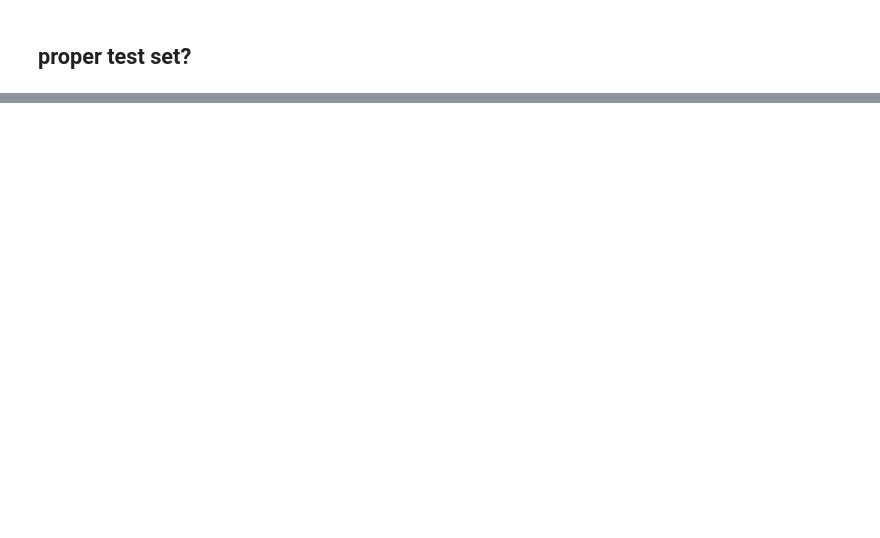
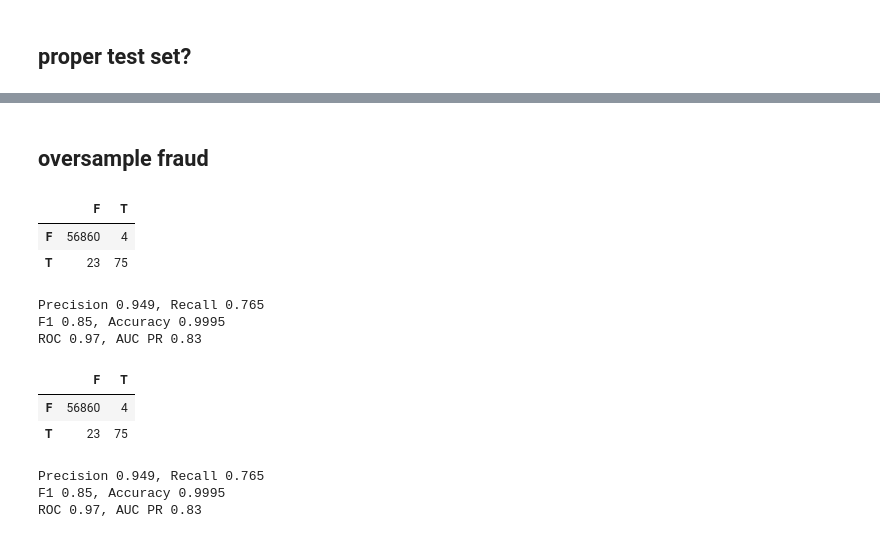
Before and after one commit to nitram-bot/fhnw_lecture, a Jupyter notebook: notebooks/imbalanced_data.ipynb, the cells around one changed output, grey strips where cells are left out. Drawn from its saved outputs; the diff is of its cells as text; code cells hidden in the pictures; blank space fills up the shorter version.

```diff
--- a/notebooks/imbalanced_data.ipynb
+++ b/notebooks/imbalanced_data.ipynb
@@ -85,0 +137,11 @@ print(f"TEST num fraud {np.sum(df_test['Class']==1)}/{len(df_test)} = {100*np.su
+# %%
+from sklearn.model_selection import StratifiedShuffleSplit
+splitter = StratifiedShuffleSplit(n_splits=2, test_size=0.2, train_size=0.8)
+idx = next(splitter.split(df, df.Class))
+train_idx = idx[0]
+test_idx = idx[1]
+# %%
+df_train = df.loc[train_idx]
+df_test = df.loc[test_idx]
+print(f"TRAIN num fraud {np.sum(df_train['Class']==1)}/{len(df_train)} = {100*np.sum(df_train['Class']==1)/len(df_train):.2f}%")
+print(f"TEST num fraud {np.sum(df_test['Class']==1)}/{len(df_test)} = {100*np.sum(df_test['Class']==1)/len(df_test):.2f}%")
@@ -113,9 +175,0 @@ print(f"TEST num fraud {np.sum(df_test['Class']==1)}/{len(df_test)} = {100*np.su
-# %%
-X_train, y_train = df_train_upsampled.drop('Class', axis=1), df_train_upsampled['Class']
-X_test, y_test = df_test.drop('Class', axis=1), df_test['Class']
-clf = copy(model)
-clf.fit(X_train,y_train)
-y_pred = clf.predict(X_test)
-confusion = confusion_matrix(y_test, y_pred)
-df_conf = pd.DataFrame(confusion, columns=['F','T'], index=['F','T'])
-df_conf
@@ -121,0 +189,29 @@ df_conf
+# %% [markdown]
+## oversample fraud
+# %%
+import imblearn
+from imblearn.over_sampling import SMOTE, ADASYN
+X_train_ov, y_train_ov = SMOTE(sampling_strategy=0.1).fit_resample(X_train, y_train)
+# %%
+clf = copy(model)
+clf.fit(X_train_ov,y_train_ov)
+y_pred = clf.predict(X_test)
+confusion = confusion_matrix(y_test, y_pred)
+df_conf = pd.DataFrame(confusion, columns=['F','T'], index=['F','T'])
+df_conf
+# %% [output]
+|  | F | T |
+| F | 56860 | 4 |
+| T | 23 | 75 |
+# %%
+y_pred_proba = clf.predict_proba(X_test)[:,1] # 2nd column is p(fraud)
+AUC = roc_auc_score(y_test, y_pred_proba)
+precision, recall, _ = precision_recall_curve(y_test, y_pred_proba, pos_label=1)
+PR = auc(recall, precision)
+print(f"Precision {precision_score(y_test, y_pred):.3f}, Recall {recall_score(y_test, y_pred):.3f}")
+print(f"F1 {f1_score(y_test, y_pred):.2f}, Accuracy {accuracy_score(y_test, y_pred):.4f}")
+print(f"ROC {AUC:.2f}, AUC PR {PR:.2f}")
+# %% [output]
+Precision 0.949, Recall 0.765
+F1 0.85, Accuracy 0.9995
+ROC 0.97, AUC PR 0.83
@@ -121,0 +227,23 @@ df_conf
+# %%
+clf = copy(model)
+clf.fit(X_train_ov,y_train_ov)
+y_pred = clf.predict(X_test)
+confusion = confusion_matrix(y_test, y_pred)
+df_conf = pd.DataFrame(confusion, columns=['F','T'], index=['F','T'])
+df_conf
+# %% [output]
+|  | F | T |
+| F | 56860 | 4 |
+| T | 23 | 75 |
+# %%
+y_pred_proba = clf.predict_proba(X_test)[:,1] # 2nd column is p(fraud)
+AUC = roc_auc_score(y_test, y_pred_proba)
+precision, recall, _ = precision_recall_curve(y_test, y_pred_proba, pos_label=1)
+PR = auc(recall, precision)
+print(f"Precision {precision_score(y_test, y_pred):.3f}, Recall {recall_score(y_test, y_pred):.3f}")
+print(f"F1 {f1_score(y_test, y_pred):.2f}, Accuracy {accuracy_score(y_test, y_pred):.4f}")
+print(f"ROC {AUC:.2f}, AUC PR {PR:.2f}")
+# %% [output]
+Precision 0.949, Recall 0.765
+F1 0.85, Accuracy 0.9995
+ROC 0.97, AUC PR 0.83
```
Also changed, not shown: parts of 48 cells of this notebook, 5 other files.
